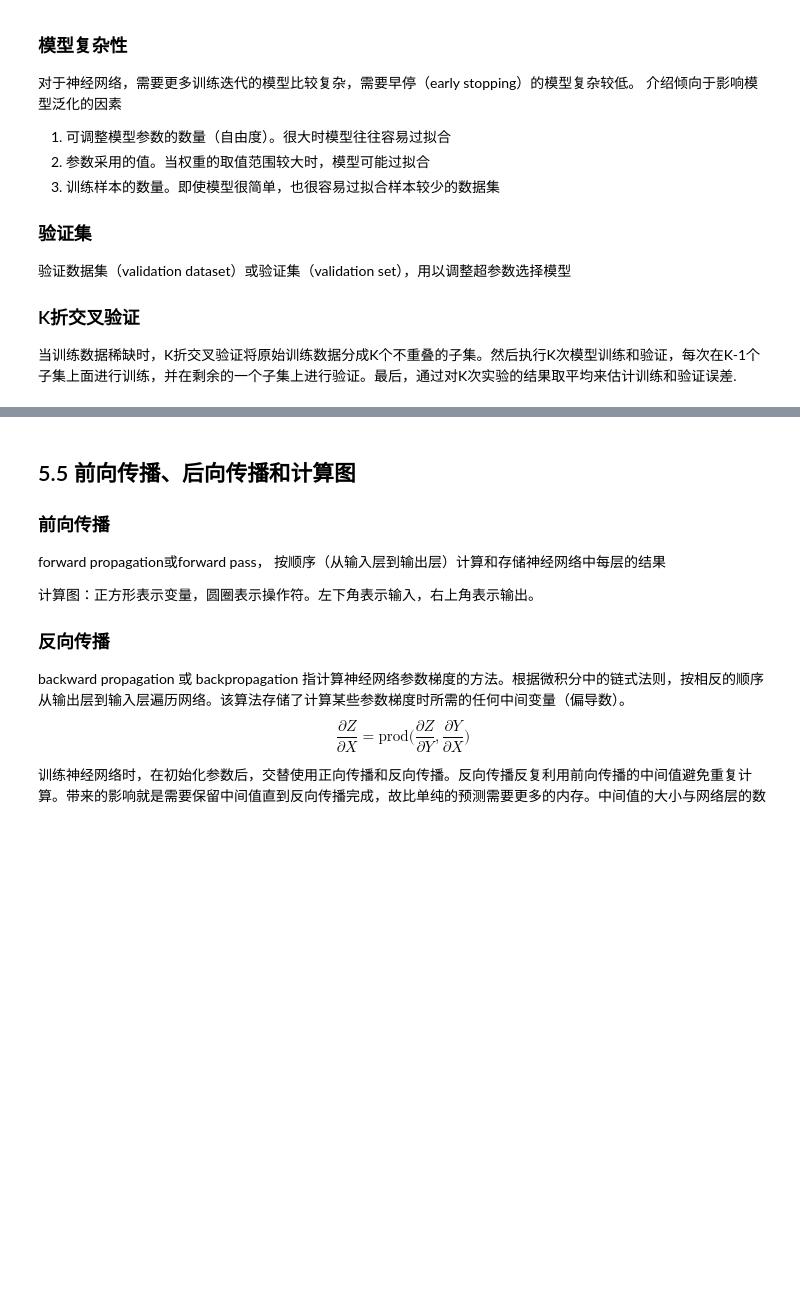
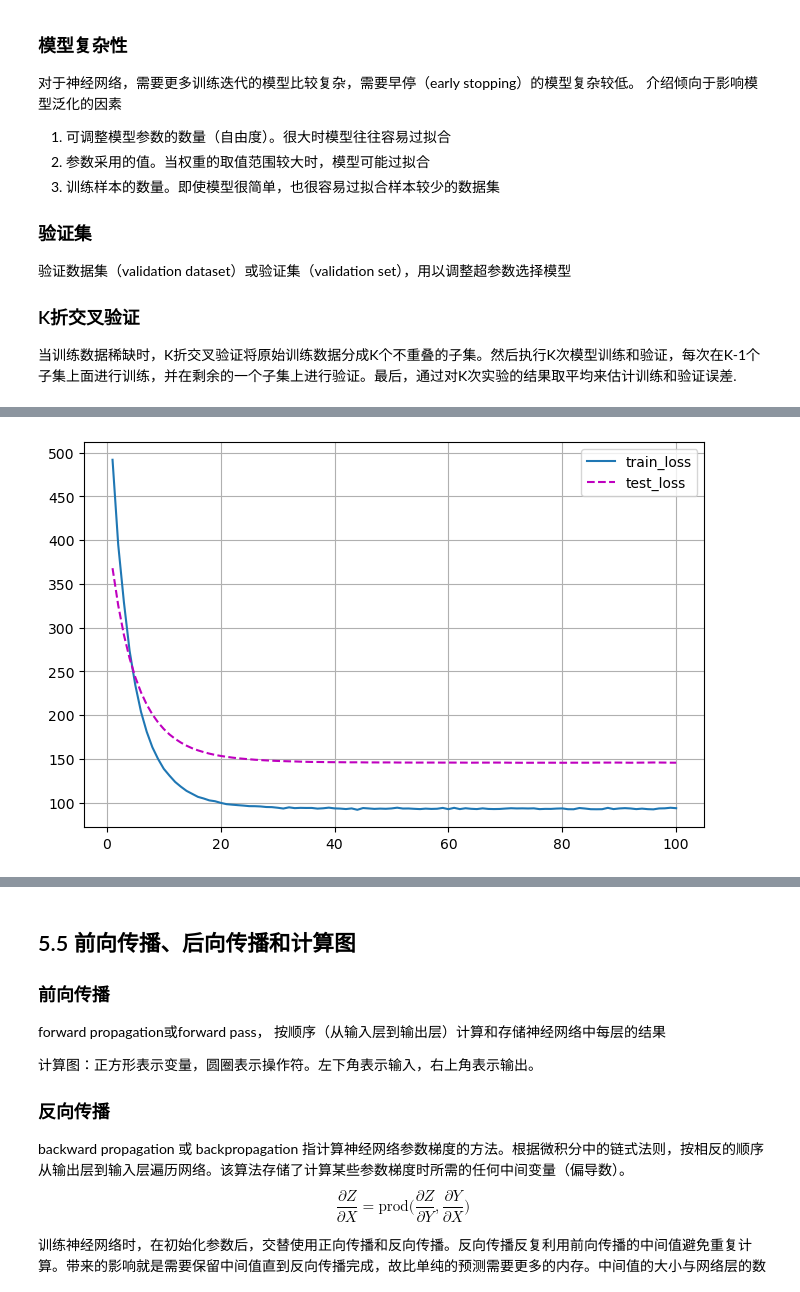
Before and after one commit to Diagle/bioinfo-dl-tutorial, a Jupyter notebook: docs/02PythonBasis/2.4、Torch/2.4.5 深度学习基础.ipynb, the cells around one changed output, grey strips where cells are left out. Cells and saved outputs as stored; diff of their text form; code cells hidden in the pictures; blank space fills up the shorter version.

```diff
--- a/docs/02PythonBasis/2.4、Torch/2.4.5 深度学习基础.ipynb
+++ b/docs/02PythonBasis/2.4、Torch/2.4.5 深度学习基础.ipynb
@@ -47,0 +80,7 @@ $E[h']=h$
+# %%
+for param in net.parameters():
+    param.data.normal_()
+trainer = torch.optim.SGD(net.parameters(), lr=5e-4, weight_decay=10)
+net_, train_loss, test_loss =  train_regression_model(net, train_iter, test_iter, loss, 100, trainer)
+CurvePlot([i+1 for i in range(100)], train_loss, test_loss, ['train_loss', 'test_loss'])
+# %% [output]
@@ -47,0 +104 @@ $E[h']=h$
+[figure, added]
```
Also changed, not shown: parts of 6 cells of this notebook, 8 other files.
